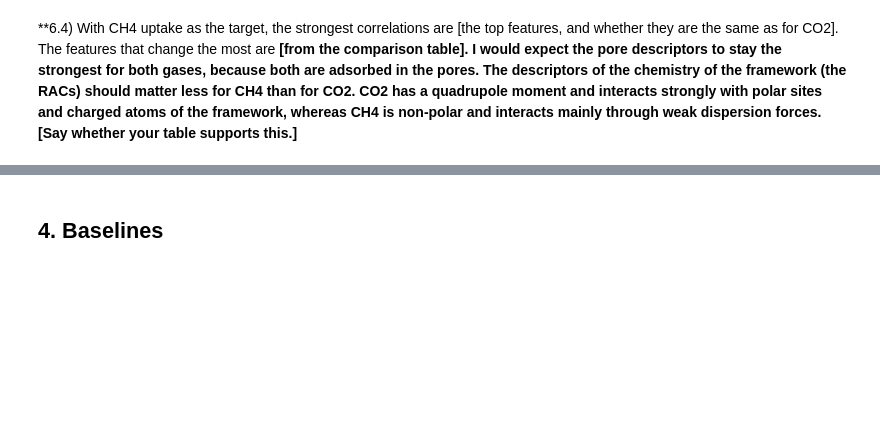
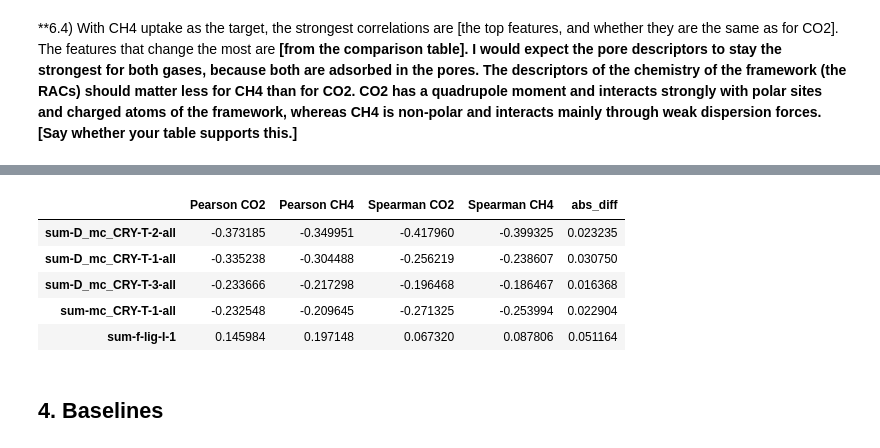
Before and after one commit to marouchkaheck/ml_project_ch315, a Jupyter notebook: groupL_block3_project.ipynb, the cells around one changed output, grey strips where cells are left out. Cells and saved outputs as stored; diff of their text form; code cells hidden in the pictures; blank space fills up the shorter version.

```diff
--- a/groupL_block3_project.ipynb
+++ b/groupL_block3_project.ipynb
@@ -703,3 +746,14 @@ corr_table.head(10)
+# %%
+# 3) strongest chemistry descriptors (RACs) for each gas
+racs = [f for f in comparison.index if f.startswith("sum-")]
+comparison.loc[racs].sort_values('Pearson CH4', key=abs, ascending=False).head(5)
+# %% [output]
+|  | Pearson CO2 | Pearson CH4 | Spearman CO2 | Spearman CH4 | abs_diff |
+| sum-D_mc_CRY-T-2-all | -0.373185 | -0.349951 | -0.417960 | -0.399325 | 0.023235 |
+| sum-D_mc_CRY-T-1-all | -0.335238 | -0.304488 | -0.256219 | -0.238607 | 0.030750 |
+| sum-D_mc_CRY-T-3-all | -0.233666 | -0.217298 | -0.196468 | -0.186467 | 0.016368 |
+| sum-mc_CRY-T-1-all | -0.232548 | -0.209645 | -0.271325 | -0.253994 | 0.022904 |
+| sum-f-lig-I-1 | 0.145984 | 0.197148 | 0.067320 | 0.087806 | 0.051164 |
 # %% [markdown]
 ## 4. Baselines
 # %% [markdown]
```
Also changed, not shown: parts of 9 cells of this notebook.
